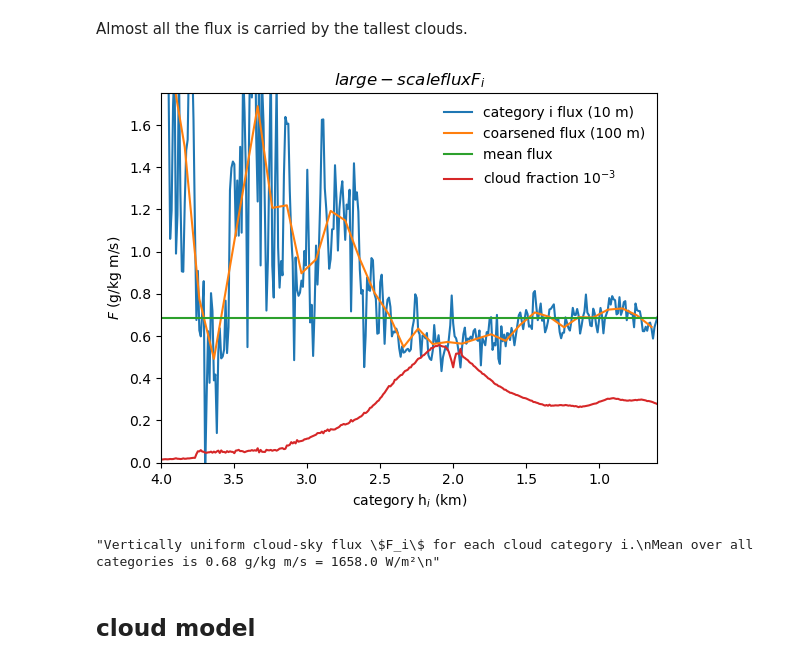
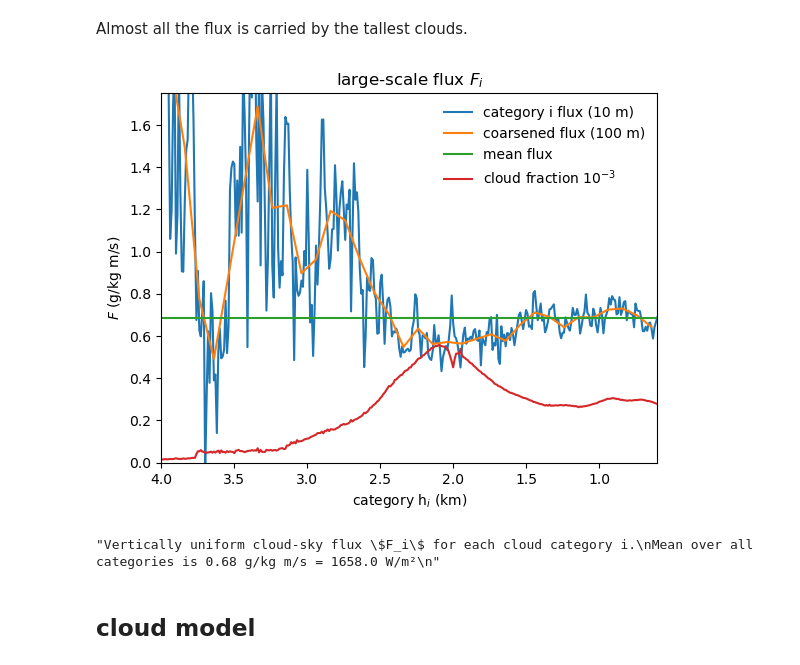
Before and after one commit to deszoeke/trade-cu-model, a Jupyter notebook: src/julia/flux-model-xp53.ipynb, the cells around one changed output. Saved outputs shown, nothing was run; the diff lists cells and outputs as text; code cells hidden in the pictures.

```diff
--- a/src/julia/flux-model-xp53.ipynb
+++ b/src/julia/flux-model-xp53.ipynb
@@ -562,25 +562,25 @@ Almost all the flux is carried by the tallest clouds.
 # %%
 # plot F2
 
 close("all")
 figure()
 plot(vec(dsa[:cth_bin][eachindex(F2)]), 1e3*F2, label="category i flux (10 m)")
 plot(vec(dsa[:cth_bin][5:10:end-1]), 1e3*F2c, label="coarsened flux (100 m)")
 plot([0.6, 4], [1e3, 1e3].*F2m, label="mean flux")
 plot(vec(dsa[:cth_bin][eachindex(F2)]), 1e3*rfv_nrm[eachindex(F2)], label="cloud fraction 10\$^{-3}\$")
-title("\$large-scale flux F_{i}\$")
+title("large-scale flux \$F_{i}\$")
 legend(frameon=false)
 xlabel("category h\$_i\$ (km)")
 ylabel("\$F\$ (g/kg m/s)")
 ylim([0, 1.75])
 xlim([4, 0.6])
 # gcf()
 """
 Vertically uniform cloud-sky flux \$F_i\$ for each cloud category i.
 Mean over all categories is $(round(F2m*1e3, digits=2)) g/kg m/s = $(round(F2m*rhoL, digits=0)) W/m²
 """
 # %% [output]
-[figure, old version]
+[figure, new version]
 "Vertically uniform cloud-sky flux \$F_i\$ for each cloud category i.\nMean over all categories is 0.68 g/kg m/s = 1658.0 W/m²\n"
 # %% [markdown]
 ## cloud model
```
Also changed, not shown: parts of 19 cells of this notebook.
